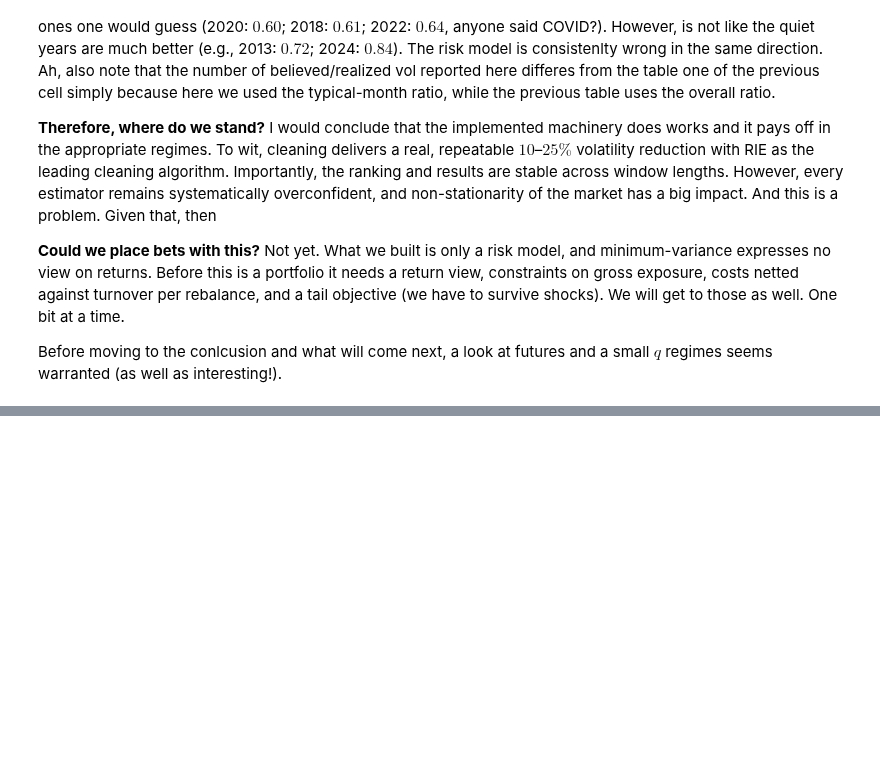
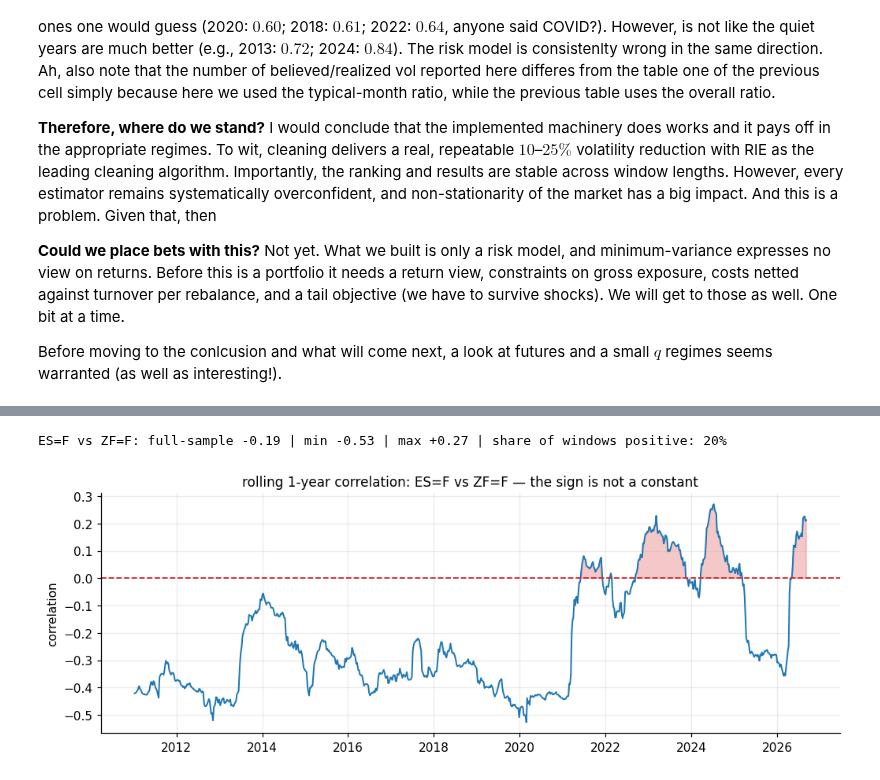
Before and after one commit to MarcoGaloppo/Quant-RMT-FatTails, a Jupyter notebook: narrative_rmt_market_data.ipynb, the cells around one changed output, grey strips where cells are left out. Saved outputs shown, nothing was run; the diff lists cells and outputs as text; code cells hidden in the pictures; blank space fills up the shorter version.

```diff
--- a/narrative_rmt_market_data.ipynb
+++ b/narrative_rmt_market_data.ipynb
@@ -1245,0 +1421,25 @@ Before moving to the conlcusion and what will come next, a look at futures and a
+# %%
+if pxa is not None:
+    def find(*cands):
+        for c in cands:
+            if c in xa_names: return xa_names.index(c)
+        return None
+    ie, ib = find("ES=F", "EFA", "EEM"), find("ZF=F", "ZB=F", "ZN=F", "IEF", "TLT", "SHY")
+    if ie is not None and ib is not None:
+        W6 = 252
+        roll = [np.corrcoef(XA[ie, s:s+W6], XA[ib, s:s+W6])[0, 1]
+                for s in range(0, Ta - W6 + 1, 5)]
+        rdates = ra.index[W6-1::5][:len(roll)]
+        fig, ax = plt.subplots(figsize=(11, 3.6))
+        ax.plot(rdates, roll, color=C0, lw=1.3)
+        ax.axhline(0, color=C3, lw=1.2, ls="--")
+        ax.fill_between(rdates, 0, roll, where=np.array(roll) > 0, color=C3, alpha=.25)
+        ax.set_ylabel("correlation")
+        ax.set_title(f"rolling 1-year correlation: {xa_names[ie]} vs {xa_names[ib]} "
+                     "— the sign is not a constant")
+        print(f"{xa_names[ie]} vs {xa_names[ib]}: full-sample {np.corrcoef(XA[ie],XA[ib])[0,1]:+.2f}"
+              f" | min {min(roll):+.2f} | max {max(roll):+.2f}"
+              f" | share of windows positive: {np.mean(np.array(roll)>0):.0%}")
+# %% [output]
+ES=F vs ZF=F: full-sample -0.19 | min -0.53 | max +0.27 | share of windows positive: 20%
+[figure, added]
```
Also changed, not shown: parts of 14 cells of this notebook.
